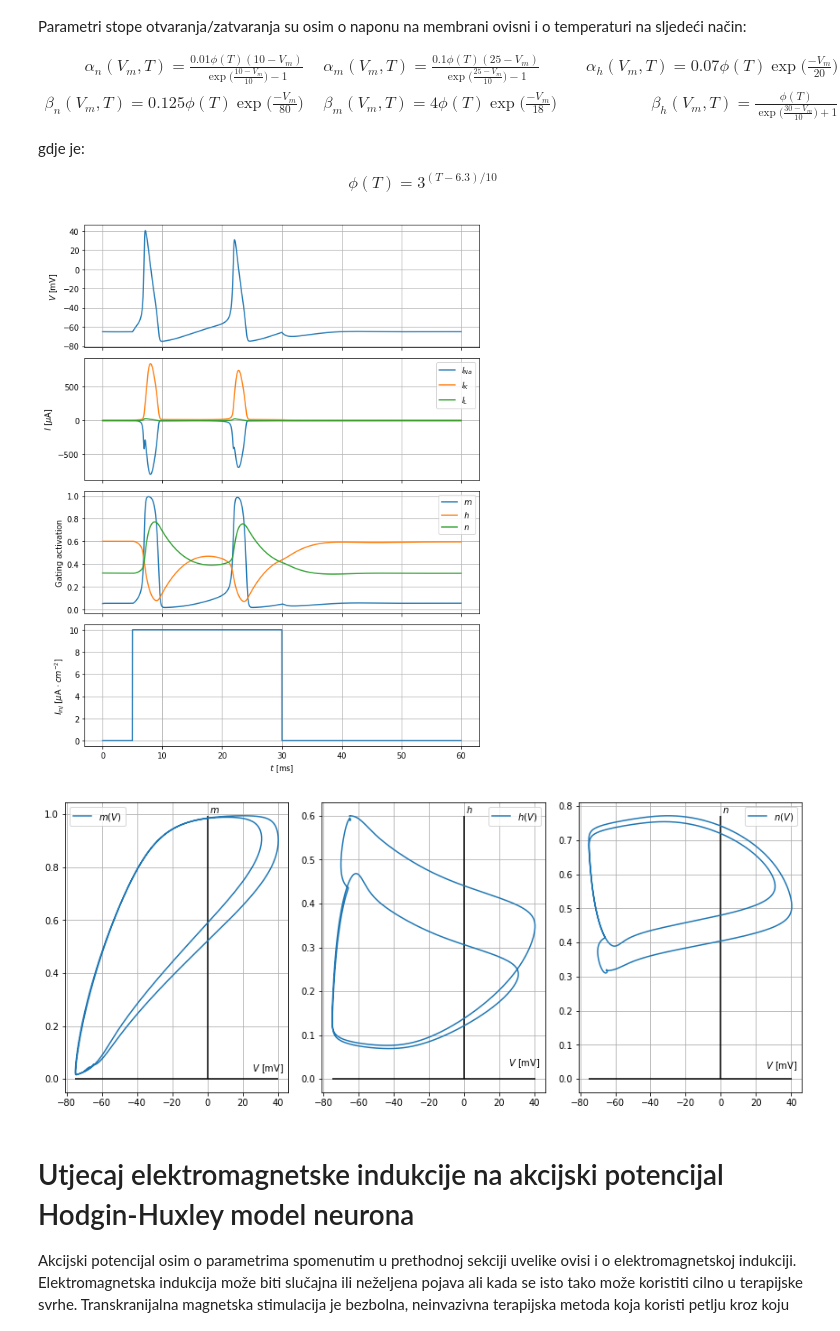
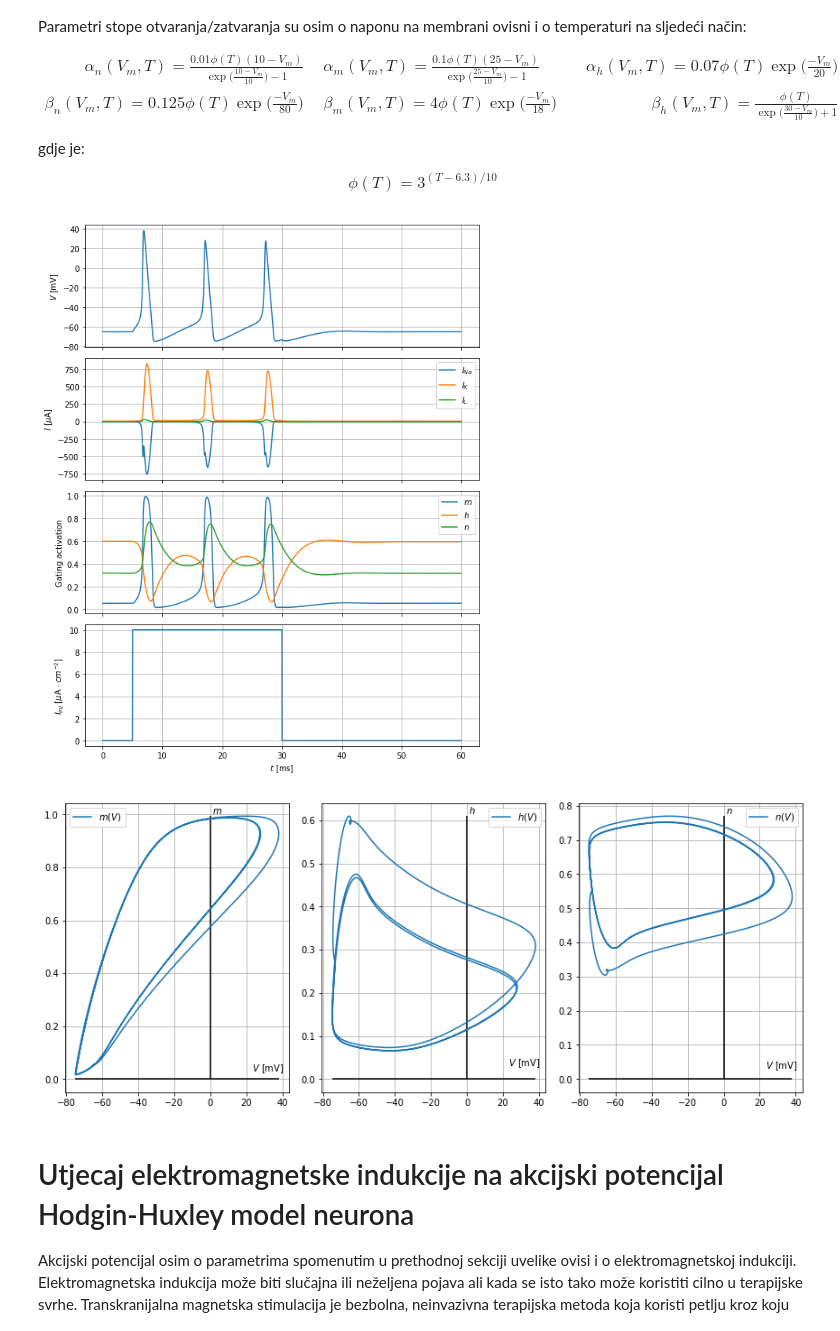
Before and after one commit to akapet00/teaching, a Jupyter notebook: emc_512/src/05-lab-ex.ipynb, the cells around one changed output. Saved outputs shown, nothing was run; the diff lists cells and outputs as text; code cells hidden in the pictures.

Commit message:
further updates, induction model still not working

```diff
--- a/emc_512/src/05-lab-ex.ipynb
+++ b/emc_512/src/05-lab-ex.ipynb
@@ -121,7 +121,7 @@ E_L  = -54.387  # Leak reversal potentials [mV]
 I_inj = lambda t: 10*(t>5) - 10*(t>30)
 
 """temperature of the environment in which the neuron is located [°C]"""
-T = 6.3
+T = 10.3
 
 """[V_m(t=0), m(t=0), h(t=0), n(t=0)]"""
 initial_conds = [-65, 0.05, 0.6, 0.32]
@@ -130,9 +130,14 @@ initial_conds = [-65, 0.05, 0.6, 0.32]
 t = np.arange(0.0, 60.0, 0.01)
 # %%
 model = HodgkinHuxley(C_m, g_Na, g_K, g_L, E_Na, E_K, E_L, I_inj, T)
-V, m, h, n, ina, ik, il, iinj = model.simulate(initial_conds, t, ret=True, viz=True)
+V, m, h, n, ina, ik, il, iinj = model.simulate(
+    initial_conds,
+    t,
+    ret=True,
+    viz=True,
+    solver='odeint')
 # %% [output]
-[figure, old version]
+[figure, new version]
 # %%
 fig, ax = plt.subplots(nrows=1, ncols=3, figsize=(12, 5))
 ax[0].plot(V, m, label='$m(V)$')
@@ -159,7 +164,7 @@ ax[2].grid()
 plt.tight_layout()
 plt.show()
 # %% [output]
-[figure, old version]
+[figure, new version]
 # %% [markdown]
 # Utjecaj elektromagnetske indukcije na akcijski potencijal Hodgin-Huxley model neurona
 
```
Also changed, not shown: parts of 2 cells of this notebook.
